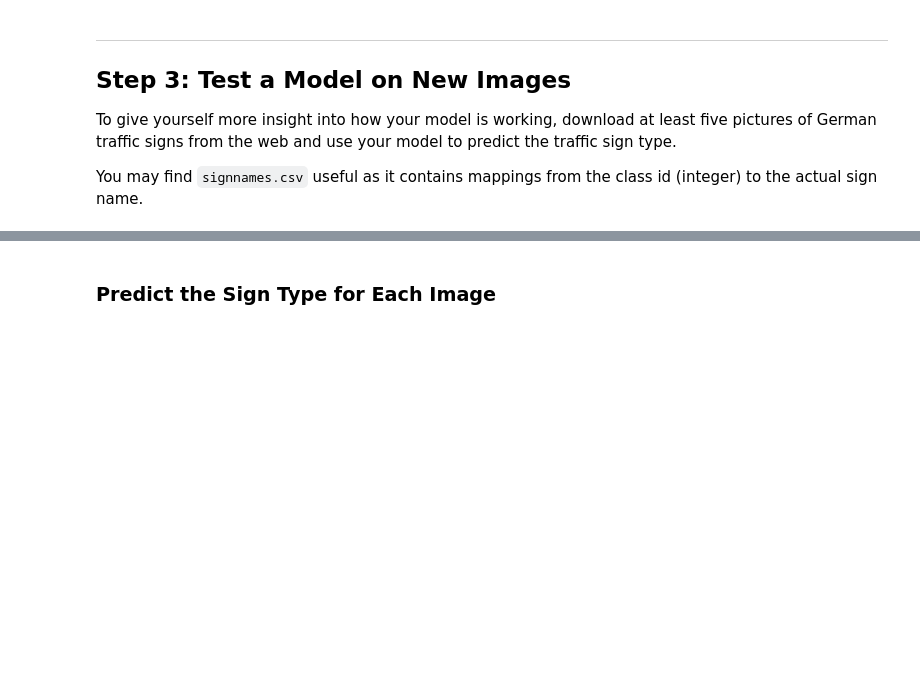
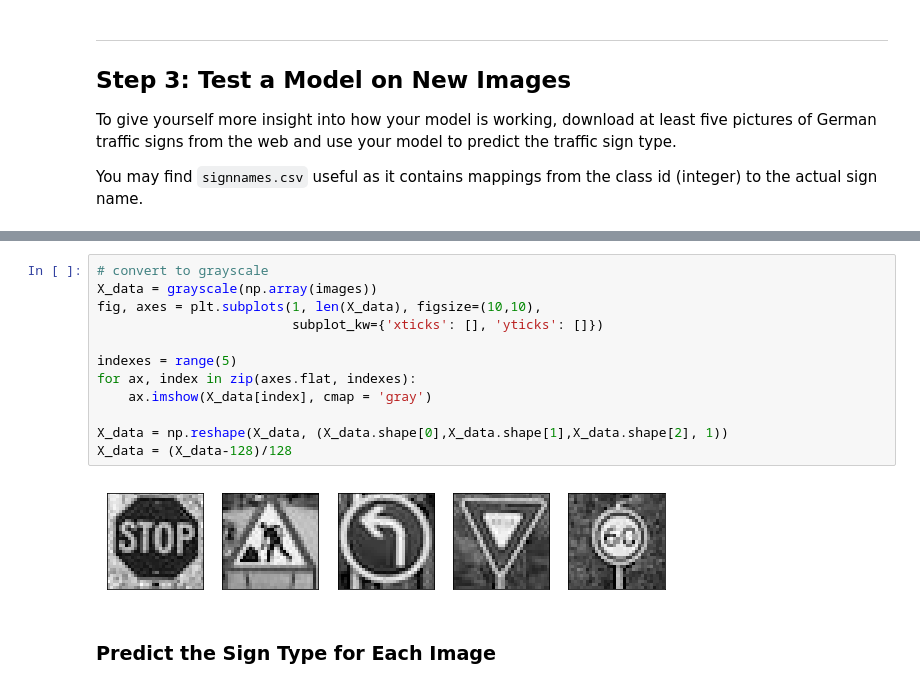
Before and after one commit to ananevans/CarND-Traffic-Sign-Classifier-Project, a Jupyter notebook: Traffic_Sign_Classifier.ipynb, the cells around one changed output, grey strips where cells are left out. Saved outputs shown, nothing was run; the diff lists cells and outputs as text; blank space fills up the shorter version.

```diff
--- a/Traffic_Sign_Classifier.ipynb
+++ b/Traffic_Sign_Classifier.ipynb
@@ -436,2 +598,16 @@ You may find `signnames.csv` useful as it contains mappings from the class id (i
+# %%
+# convert to grayscale
+X_data = grayscale(np.array(images))
+fig, axes = plt.subplots(1, len(X_data), figsize=(10,10),
+                         subplot_kw={'xticks': [], 'yticks': []})
+
+indexes = range(5)
+for ax, index in zip(axes.flat, indexes):
+    ax.imshow(X_data[index], cmap = 'gray')
+
+X_data = np.reshape(X_data, (X_data.shape[0],X_data.shape[1],X_data.shape[2], 1))
+X_data = (X_data-128)/128
+# %% [output]
+[figure, added]
 # %% [markdown]
 ### Predict the Sign Type for Each Image
```
Also changed, not shown: parts of 31 cells of this notebook, 2 other files.
